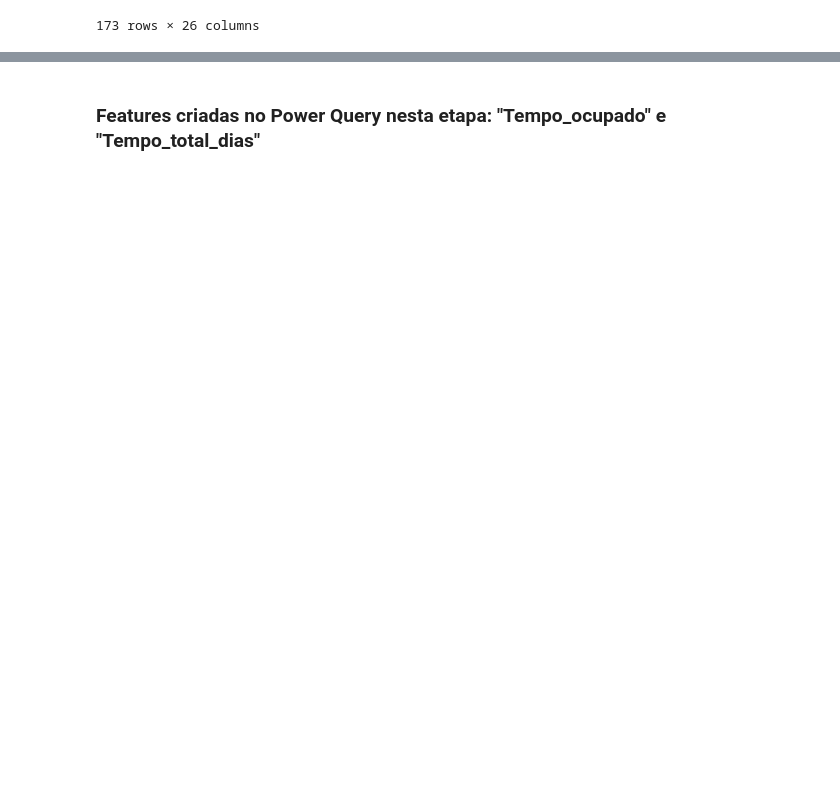
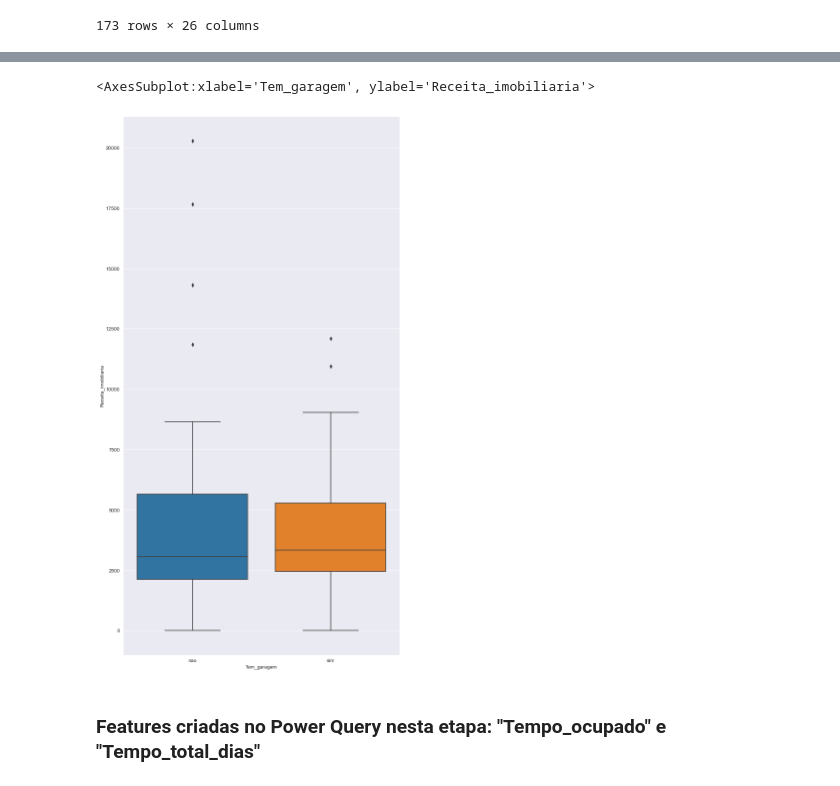
Before and after one commit to PedroSouzaDS/Projeto_Business_Intelligence_Completo-Imobili-ria_New_Offices-, a Jupyter notebook: EDA_New_Offices.ipynb, the cells around one changed output, grey strips where cells are left out. Cells and saved outputs as stored; diff of their text form; code cells hidden in the pictures; blank space fills up the shorter version.

```diff
--- a/EDA_New_Offices.ipynb
+++ b/EDA_New_Offices.ipynb
@@ -209,2 +295,8 @@ sns.set_style('darkgrid')
+# %%
+plt.figure(figsize = (10,20))
+sns.boxplot(x = 'Tem_garagem', y = 'Receita_imobiliaria', data = aux)
+# %% [output]
+<AxesSubplot:xlabel='Tem_garagem', ylabel='Receita_imobiliaria'>
+[figure, added]
 # %% [markdown]
 ### Features criadas no Power Query nesta etapa: "Tempo_ocupado" e "Tempo_total_dias"
```
Also changed, not shown: parts of 33 cells of this notebook.
